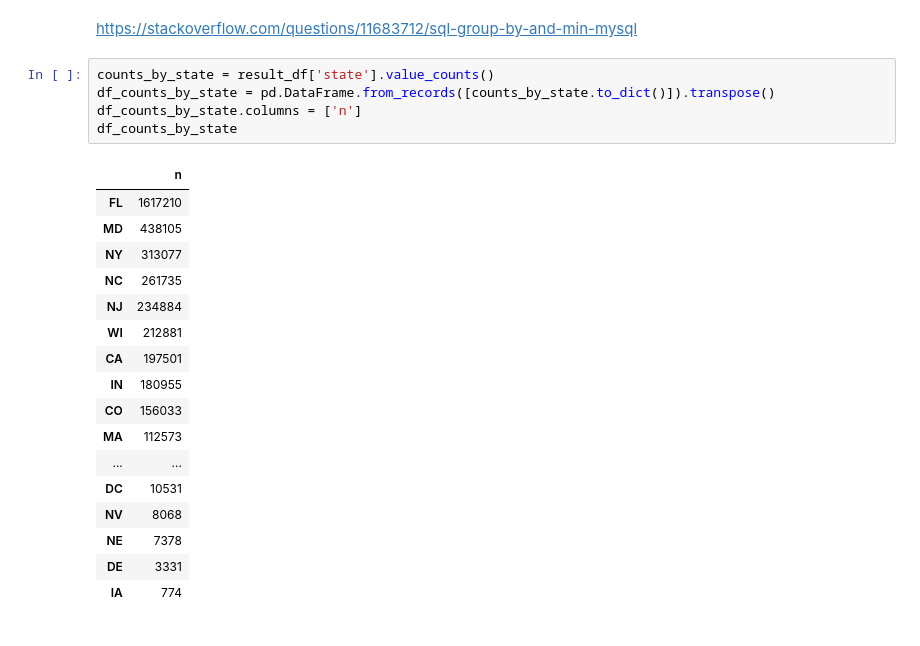
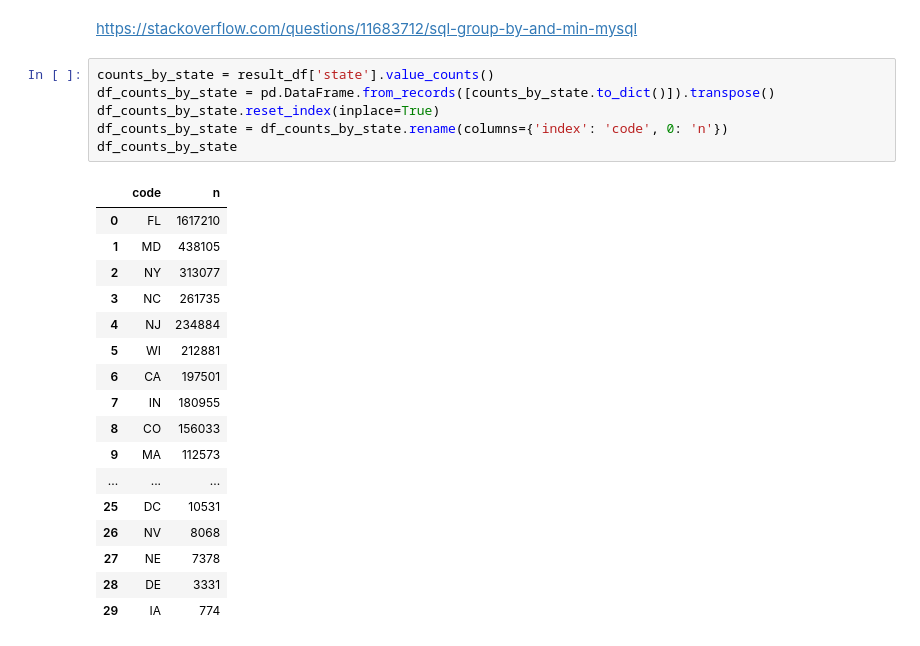
Before and after one commit to dolthub/data-analysis, a Jupyter notebook: nimby-vs-yimby/nimby-vs-yimby.ipynb, the cells around one changed output. Drawn from its saved outputs; the diff is of its cells as text.

```diff
--- a/nimby-vs-yimby/nimby-vs-yimby.ipynb
+++ b/nimby-vs-yimby/nimby-vs-yimby.ipynb
@@ -56,23 +54,24 @@ https://stackoverflow.com/questions/11683712/sql-group-by-and-min-mysql
 # %%
 counts_by_state = result_df['state'].value_counts()
 df_counts_by_state = pd.DataFrame.from_records([counts_by_state.to_dict()]).transpose()
-df_counts_by_state.columns = ['n']
+df_counts_by_state.reset_index(inplace=True)
+df_counts_by_state = df_counts_by_state.rename(columns={'index': 'code', 0: 'n'})
 df_counts_by_state
 # %% [output]
-|  | n |
-| FL | 1617210 |
-| MD | 438105 |
-| NY | 313077 |
-| NC | 261735 |
-| NJ | 234884 |
-| WI | 212881 |
-| CA | 197501 |
-| IN | 180955 |
-| CO | 156033 |
-| MA | 112573 |
-| ... | ... |
-| DC | 10531 |
-| NV | 8068 |
-| NE | 7378 |
-| DE | 3331 |
-| IA | 774 |
+|  | code | n |
+| 0 | FL | 1617210 |
+| 1 | MD | 438105 |
+| 2 | NY | 313077 |
+| 3 | NC | 261735 |
+| 4 | NJ | 234884 |
+| 5 | WI | 212881 |
+| 6 | CA | 197501 |
+| 7 | IN | 180955 |
+| 8 | CO | 156033 |
+| 9 | MA | 112573 |
+| ... | ... | ... |
+| 25 | DC | 10531 |
+| 26 | NV | 8068 |
+| 27 | NE | 7378 |
+| 28 | DE | 3331 |
+| 29 | IA | 774 |
```
Also changed, not shown: parts of 10 cells of this notebook.
